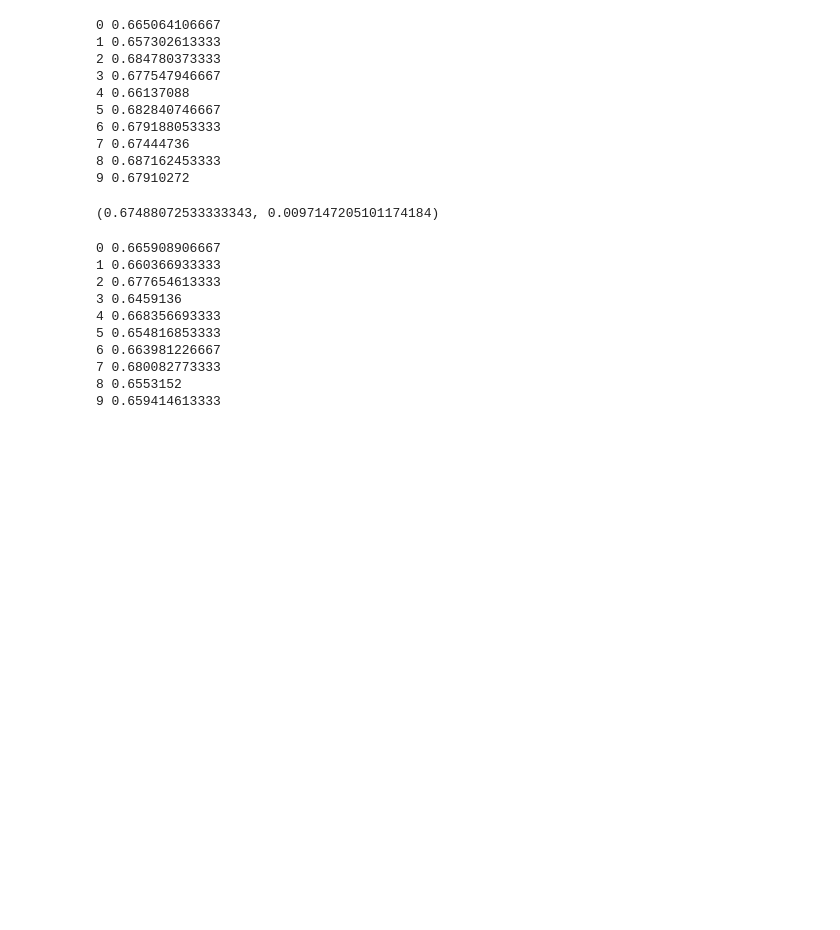
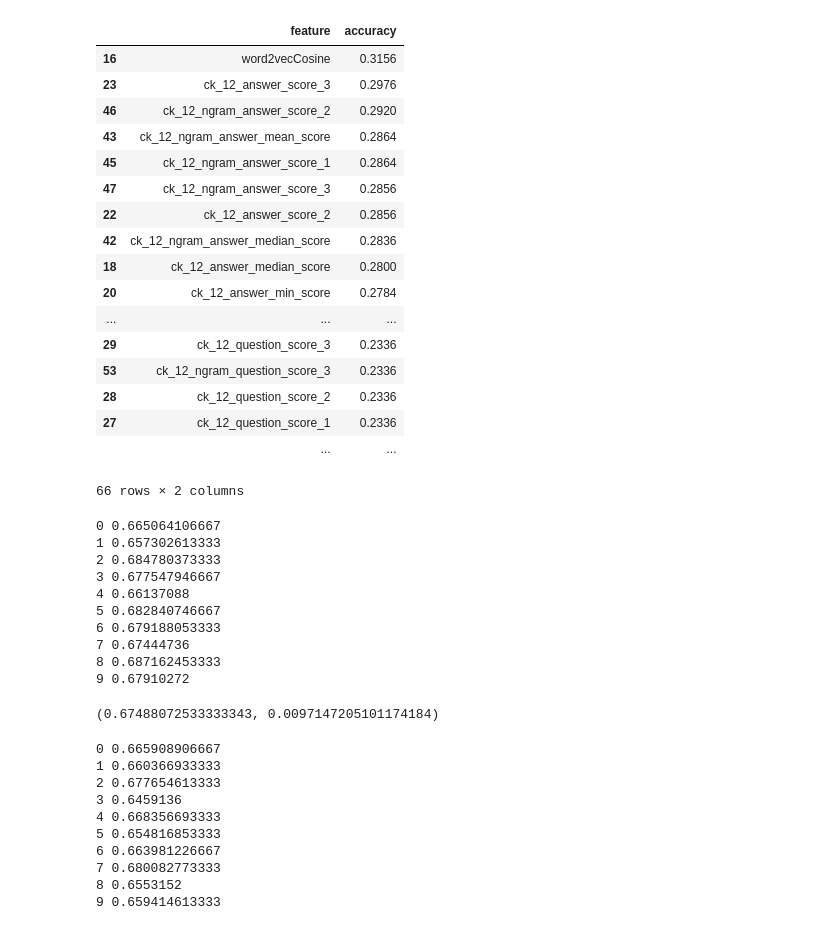
Before and after one commit to alexeygrigorev/allen-qa, a Jupyter notebook: notebooks/lucene-w2v.ipynb, the cells around one changed output. Drawn from its saved outputs; the diff is of its cells as text; code cells hidden in the pictures; blank space fills up the shorter version.

```diff
--- a/notebooks/lucene-w2v.ipynb
+++ b/notebooks/lucene-w2v.ipynb
@@ -7,7 +7,7 @@ import matplotlib.pyplot as plt
 %matplotlib inline
 # %%
 dicts = []
-with codecs.open('/home/agrigorev/git-projects/allen-qa/lucene-features-2.json', 'r', 'utf-8') as f:
+with codecs.open('/home/agrigorev/git-projects/allen-qa/lucene-features-3.json', 'r', 'utf-8') as f:
     for line in f:
         dicts.append(json.loads(line))
 # %%
@@ -55,3 +53,6 @@ questions[names('ck_12_ngram_question')] = questions.ngramsCk12EbookQuestionResu
+# %%
+questions[names('wiki_ngram_answer')] = questions.ngramsCk12WikiAnswerResult.apply(extract_doc_features)
+questions[names('wiki_ngram_question')] = questions.ngramsCk12WikiQuestionResult.apply(extract_doc_features)
 # %%
 questions.word2vecAnswer = questions.word2vecAnswer.apply(lambda x: np.array(x).astype('float'))
 questions.word2vecQuestion = questions.word2vecQuestion.apply(lambda x: np.array(x).astype('float'))
@@ -82,0 +80,4 @@ train_f3 = list(train.apply(lambda x:'%s' % (x['type']),axis=1))
+# %%
+num = train._get_numeric_data()
+benchmark_features = list(num.columns)
+benchmark_features
@@ -83 +102,41 @@ train_f3 = list(train.apply(lambda x:'%s' % (x['type']),axis=1))
+# %%
+results = []
+
+for id, group in train.groupby('questionId'):
+    row = {}
+    row['correct'] = (group.label == 'true').values.argmax()
+
+    for f in benchmark_features:
+        row[f] = group[f].values.argmax()
+
+    results.append(row)
+
+results = pd.DataFrame(results)
+# %%
+bf = []
+for f in benchmark_features:
+    accucary = (results[f] == results.correct).mean()
+    bf.append((f, accucary))
+
+bf = pd.DataFrame(bf, columns=['feature', 'accuracy'])
+bf.sort('accuracy', ascending=0)
+# %% [output]
+|  | feature | accuracy |
+| 16 | word2vecCosine | 0.3156 |
+| 23 | ck_12_answer_score_3 | 0.2976 |
+| 46 | ck_12_ngram_answer_score_2 | 0.2920 |
+| 43 | ck_12_ngram_answer_mean_score | 0.2864 |
+| 45 | ck_12_ngram_answer_score_1 | 0.2864 |
+| 47 | ck_12_ngram_answer_score_3 | 0.2856 |
+| 22 | ck_12_answer_score_2 | 0.2856 |
+| 42 | ck_12_ngram_answer_median_score | 0.2836 |
+| 18 | ck_12_answer_median_score | 0.2800 |
+| 20 | ck_12_answer_min_score | 0.2784 |
+| ... | ... | ... |
+| 29 | ck_12_question_score_3 | 0.2336 |
+| 53 | ck_12_ngram_question_score_3 | 0.2336 |
+| 28 | ck_12_question_score_2 | 0.2336 |
+| 27 | ck_12_question_score_1 | 0.2336 |
+|  | ... | ... |
+66 rows × 2 columns
 # %%
```
Also changed, not shown: parts of 25 cells of this notebook, 3 other files.
